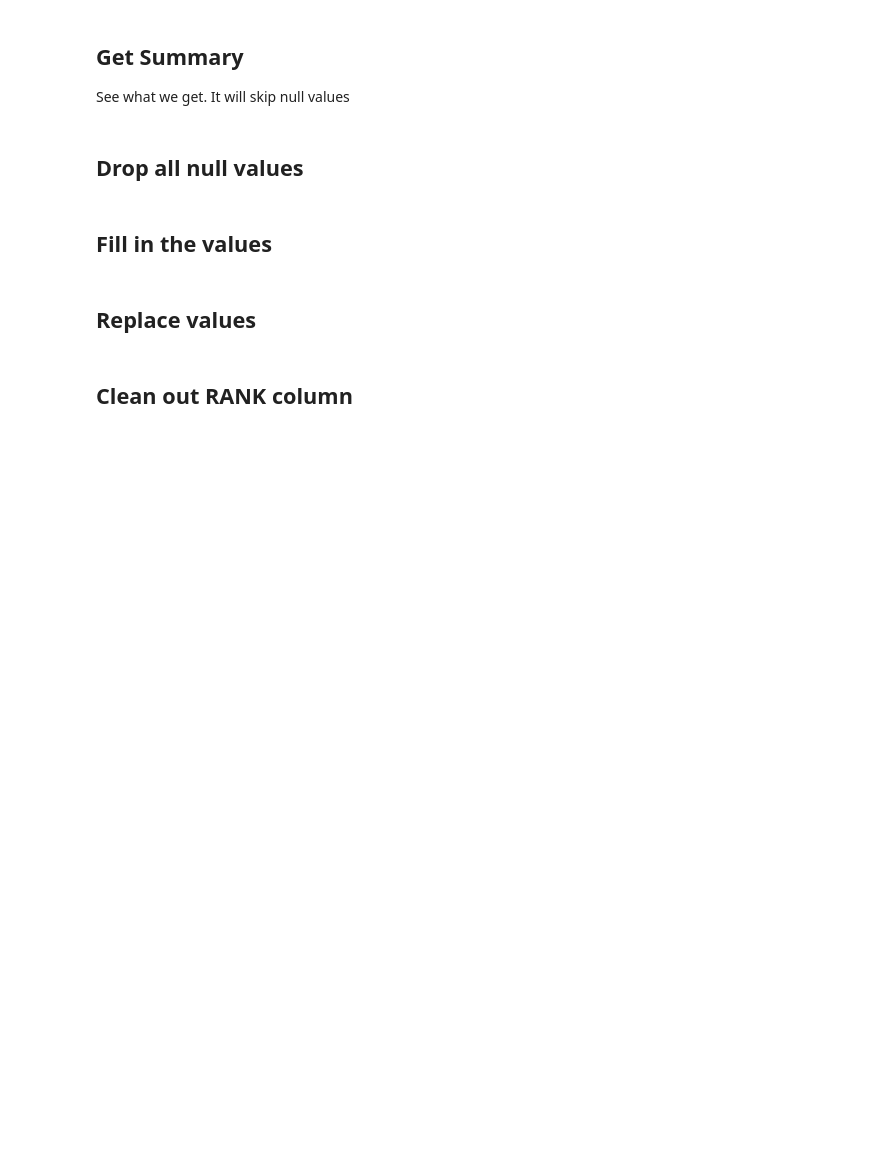
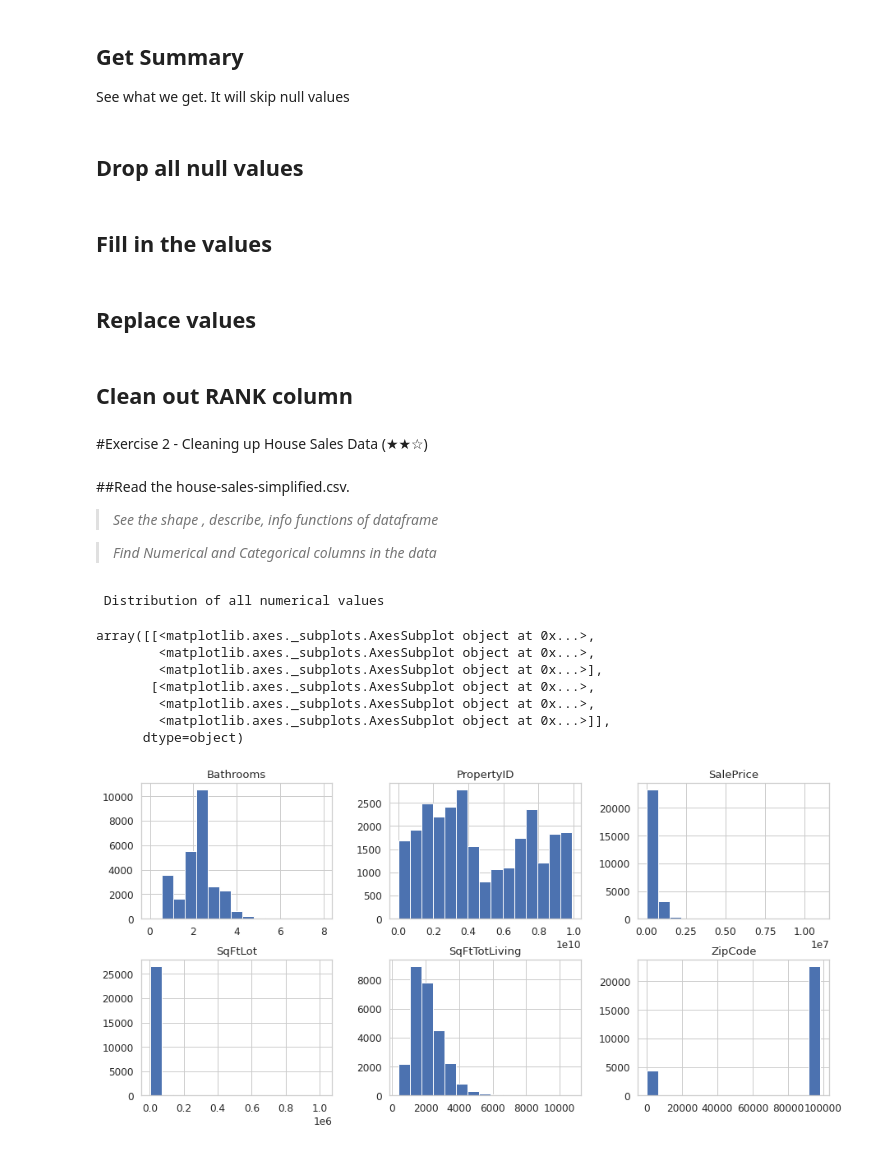
Before and after one commit to vgudur/machine-learning-learning-path-labs, a Jupyter notebook: python-data-analytics/data-cleanup.ipynb, the cells around one changed output. Cells and saved outputs as stored; diff of their text form; code cells hidden in the pictures; blank space fills up the shorter version.

```diff
--- a/python-data-analytics/data-cleanup.ipynb
+++ b/python-data-analytics/data-cleanup.ipynb
@@ -5,6 +5,9 @@ We're going to look at data that may require some cleansing.
 # %%
 import numpy as np
 import pandas as pd
+import matplotlib.pyplot as plt
+import seaborn as sns
+sns.set()
 # %% [markdown]
 ## Read the admissions data that is not so clean
 # %%
@@ -77,3 +80,49 @@ print (admissions2)
 ## TODO : filter out any thing other than 1,2,3,4  in rank column
 a = admissions[admissions['rank'].isin(['1','2','3','4'])]
 a
+# %% [markdown]
+#Exercise 2  - Cleaning up House Sales Data (★★☆)
+# %% [markdown]
+##Read the house-sales-simplified.csv.
+> *See the shape , describe, info functions of dataframe*
+
+> *Find Numerical and Categorical columns in the data*
+# %%
+data_file_path  = 'https://elephantscale-public.s3.amazonaws.com/data/house-prices/house-sales-simplified.csv'
+df_house = pd.read_csv(data_file_path)
+
+#print ( "\nHouse DataFrame size: {0}\n".format(df_house.size))
+print ( "\nHouse DataFrame shape: {0}\n".format(df_house.shape))
+##print ( "\nHouse DataFrame info: {0}\n".format(df_house.info()))
+pd.set_option('display.float_format', lambda x: '%.5f' % x)
+
+numerical_Columns = df_house.select_dtypes([np.number]).columns.tolist()
+categorical_Columns = df_house.select_dtypes( exclude = [np.number] ).columns.tolist()
+
+numerical_Columns.remove('ID')
+numerical_Columns.remove('YrBuilt')
+numerical_Columns.remove('Bedrooms')
+
+categorical_Columns.insert(0,'Bedrooms')
+categorical_Columns.remove("Date")
+print ("\nnumerical_Columns: {0} \ncategorical_Columns: {1} \n".format(numerical_Columns,categorical_Columns  ) )
+df_house.describe(include='all')
+# %%
+## see the frequency of all numerical columns and outliers
+
+sns.set(style='whitegrid', palette="deep", font_scale=1.1, rc={"figure.figsize": [8, 5]})
+
+## distribution of all numerica columns
+##df_house[numerical_Columns].hist(bins=10, figsize=(10, 5), layout=(3, 3))
+print ( "\n Distribution of all numerical values \n")
+df_house[numerical_Columns].hist(bins=15, figsize=(15, 7), layout=(2, 3))
+# %% [output]
+ Distribution of all numerical values
+array([[<matplotlib.axes._subplots.AxesSubplot object at 0x...>,
+        <matplotlib.axes._subplots.AxesSubplot object at 0x...>,
+        <matplotlib.axes._subplots.AxesSubplot object at 0x...>],
+       [<matplotlib.axes._subplots.AxesSubplot object at 0x...>,
+        <matplotlib.axes._subplots.AxesSubplot object at 0x...>,
+        <matplotlib.axes._subplots.AxesSubplot object at 0x...>]],
+      dtype=object)
+[figure, added]
```
Also changed, not shown: parts of 5 cells of this notebook.
